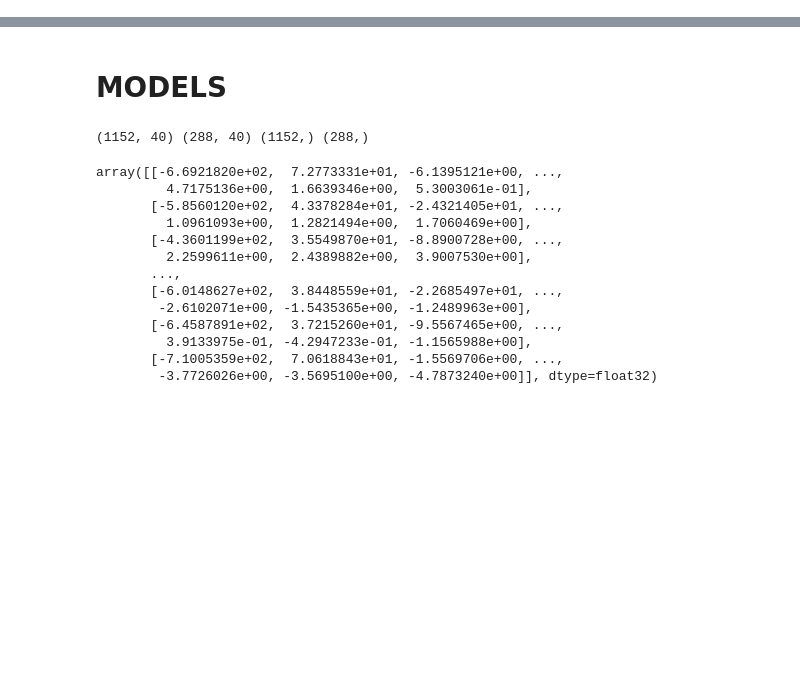
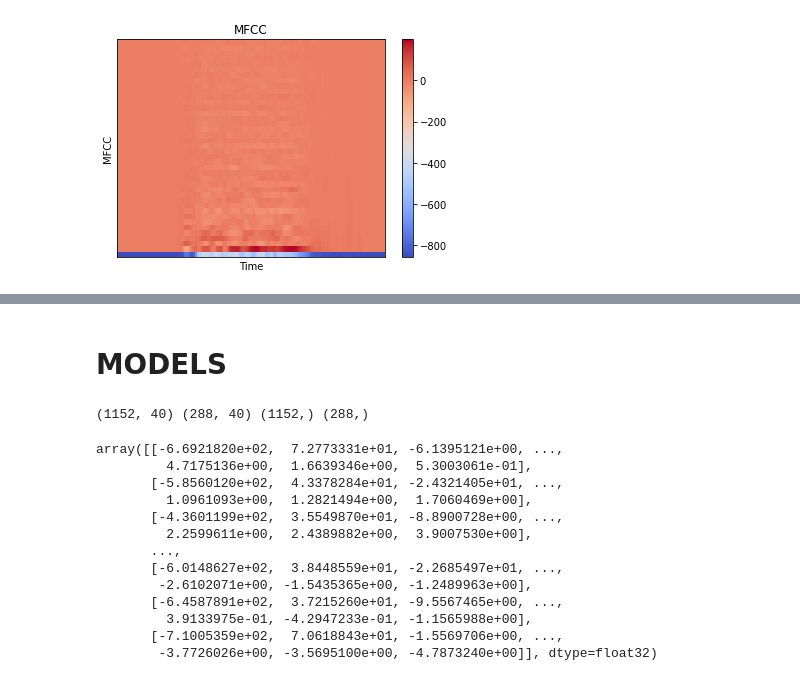
Before and after one commit to lorenanda/speech-emotion-recognition, a Jupyter notebook: notes.ipynb, the cells around one changed output, grey strips where cells are left out. Cells and saved outputs as stored; diff of their text form; code cells hidden in the pictures; blank space fills up the shorter version.

```diff
--- a/notes.ipynb
+++ b/notes.ipynb
@@ -104,8 +74,13 @@ plt.show()
 # %%
-mfcc = librosa.feature.mfcc(y=data, n_mfcc=13)
-librosa.display.specshow(mfcc, sr=sr)
+# MFCC
+
+mfcc = librosa.feature.mfcc(y=ylib1, n_mfcc=40)
+librosa.display.specshow(mfcc, sr=sr1)
 plt.xlabel("Time")
 plt.ylabel("MFCC")
+plt.title("MFCC")
 plt.colorbar()
 plt.show()
+# %% [output]
+[figure, added]
 # %%
```
Also changed, not shown: parts of 23 cells of this notebook.
